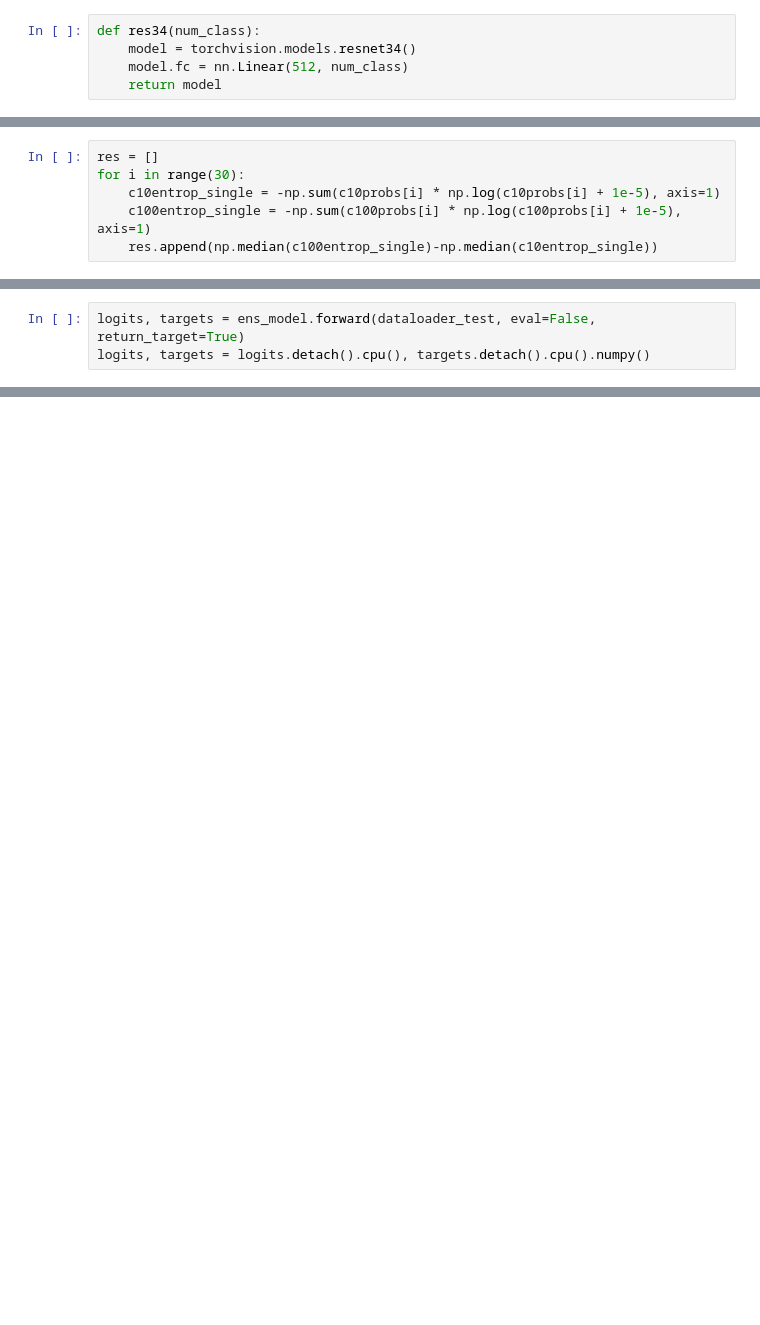
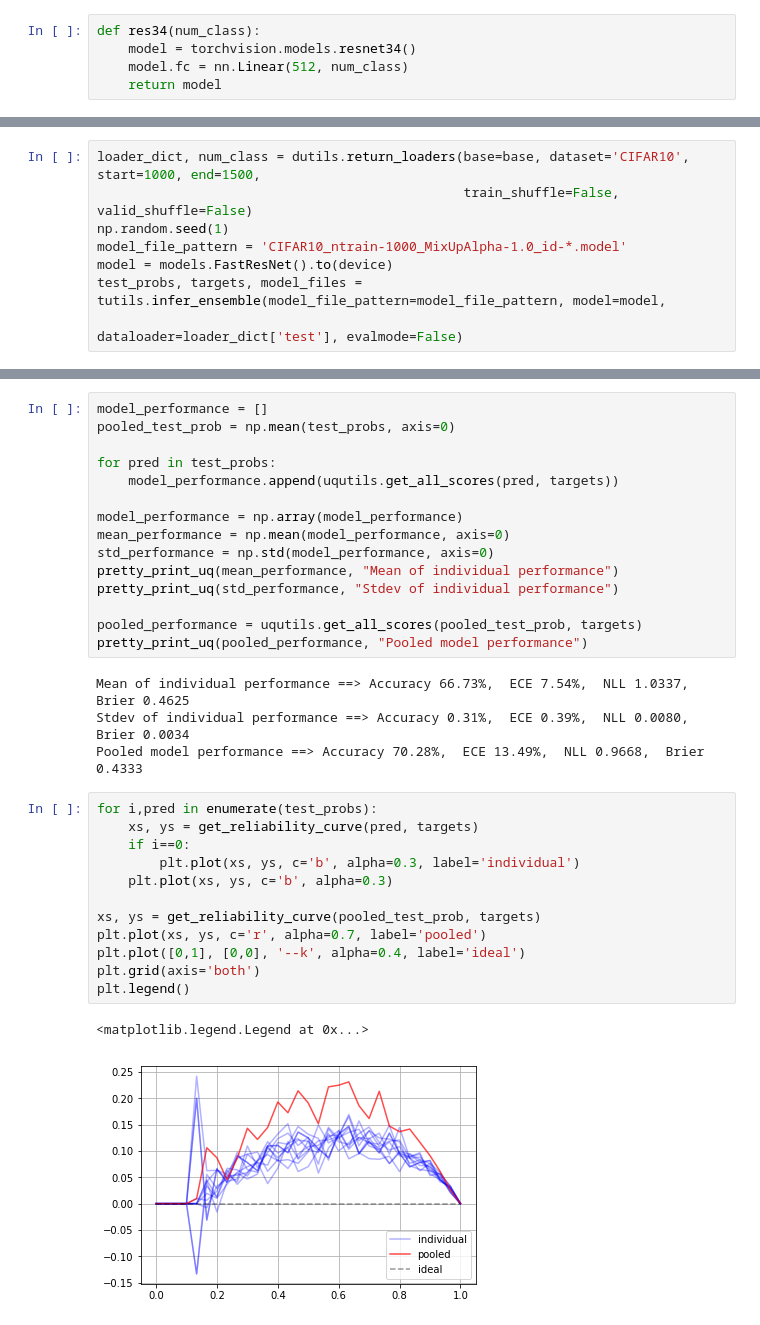
Before and after one commit to rahulrahaman/Uncertainty-Quantification-and-Deep-Ensemble, a Jupyter notebook: evaluate_uq.ipynb, the cells around one changed output, grey strips where cells are left out. Cells and saved outputs as stored; diff of their text form; blank space fills up the shorter version.

```diff
--- a/evaluate_uq.ipynb
+++ b/evaluate_uq.ipynb
@@ -122,6 +31,0 @@ print(np.median(c100entrop_single)-np.median(c10entrop_single),
-# %%
-res = []
-for i in range(30):
-    c10entrop_single = -np.sum(c10probs[i] * np.log(c10probs[i] + 1e-5), axis=1)
-    c100entrop_single = -np.sum(c100probs[i] * np.log(c100probs[i] + 1e-5), axis=1)
-    res.append(np.median(c100entrop_single)-np.median(c10entrop_single))
@@ -736,3 +31,0 @@ for perc in range(3):
-# %%
-logits, targets = ens_model.forward(dataloader_test, eval=False, return_target=True)
-logits, targets = logits.detach().cpu(), targets.detach().cpu().numpy()
@@ -928,0 +48,8 @@ content
+# %%
+loader_dict, num_class = dutils.return_loaders(base=base, dataset='CIFAR10', start=1000, end=1500,
+                                               train_shuffle=False, valid_shuffle=False)
+np.random.seed(1)
+model_file_pattern = 'CIFAR10_ntrain-1000_MixUpAlpha-1.0_id-*.model'
+model = models.FastResNet().to(device)
+test_probs, targets, model_files = tutils.infer_ensemble(model_file_pattern=model_file_pattern, model=model,
+                                                         dataloader=loader_dict['test'], evalmode=False)
@@ -928,0 +63,34 @@ content
+# %%
+model_performance = []
+pooled_test_prob = np.mean(test_probs, axis=0)
+
+for pred in test_probs:
+    model_performance.append(uqutils.get_all_scores(pred, targets))
+
+model_performance = np.array(model_performance)
+mean_performance = np.mean(model_performance, axis=0)
+std_performance = np.std(model_performance, axis=0)
+pretty_print_uq(mean_performance, "Mean of individual performance")
+pretty_print_uq(std_performance, "Stdev of individual performance")
+
+pooled_performance = uqutils.get_all_scores(pooled_test_prob, targets)
+pretty_print_uq(pooled_performance, "Pooled model performance")
+# %% [output]
+Mean of individual performance ==> Accuracy 66.73%,  ECE 7.54%,  NLL 1.0337,  Brier 0.4625
+Stdev of individual performance ==> Accuracy 0.31%,  ECE 0.39%,  NLL 0.0080,  Brier 0.0034
+Pooled model performance ==> Accuracy 70.28%,  ECE 13.49%,  NLL 0.9668,  Brier 0.4333
+# %%
+for i,pred in enumerate(test_probs):
+    xs, ys = get_reliability_curve(pred, targets)
+    if i==0:
+        plt.plot(xs, ys, c='b', alpha=0.3, label='individual')
+    plt.plot(xs, ys, c='b', alpha=0.3)
+
+xs, ys = get_reliability_curve(pooled_test_prob, targets)
+plt.plot(xs, ys, c='r', alpha=0.7, label='pooled')
+plt.plot([0,1], [0,0], '--k', alpha=0.4, label='ideal')
+plt.grid(axis='both')
+plt.legend()
+# %% [output]
+<matplotlib.legend.Legend at 0x...>
+[figure, added]
```
Also changed, not shown: parts of 64 cells of this notebook, 2 other files.
